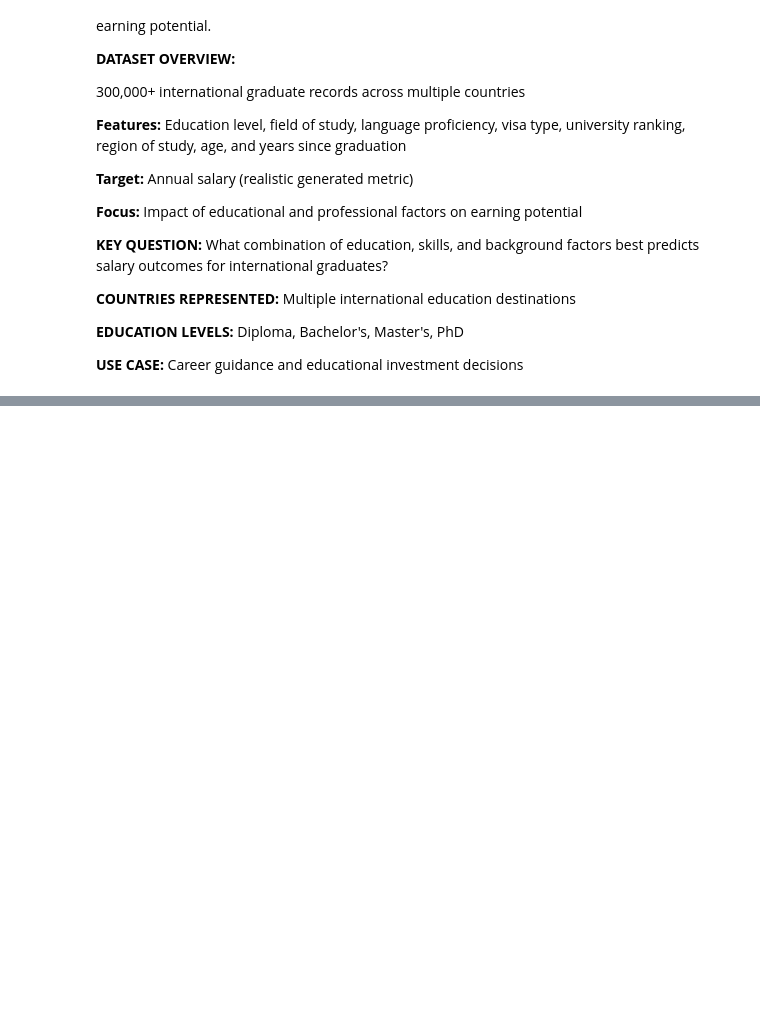
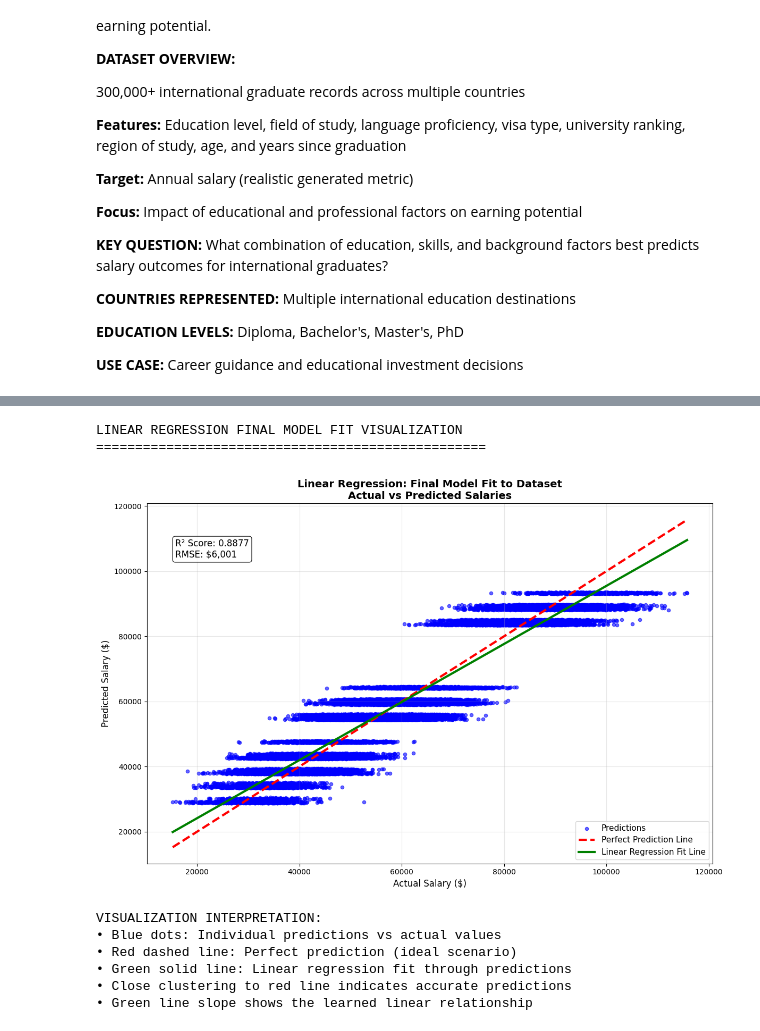
Before and after one commit to Chol1000/linear_regression_model, a Jupyter notebook: linear_regression/multivariate.ipynb, the cells around one changed output, grey strips where cells are left out. Saved outputs shown, nothing was run; the diff lists cells and outputs as text; code cells hidden in the pictures; blank space fills up the shorter version.

```diff
--- a/linear_regression/multivariate.ipynb
+++ b/linear_regression/multivariate.ipynb
@@ -1564,0 +646,51 @@ based on education, skills, and background factors!
+# %%
+# Step 10: Linear Regression Final Fit Visualization
+print("LINEAR REGRESSION FINAL MODEL FIT VISUALIZATION")
+print("=" * 50)
+
+plt.figure(figsize=(12, 8))
+
+# Create scatter plot of actual vs predicted
+plt.scatter(y_test, y_pred_linear_test, alpha=0.6, color='blue', label='Predictions', s=20)
+
+# Add perfect prediction line (y=x)
+min_val = min(y_test.min(), y_pred_linear_test.min())
+max_val = max(y_test.max(), y_pred_linear_test.max())
+plt.plot([min_val, max_val], [min_val, max_val], 'r--', linewidth=3, label='Perfect Prediction Line')
+
+# Add linear regression fit line through the predictions
+z = np.polyfit(y_test, y_pred_linear_test, 1)
+p = np.poly1d(z)
+plt.plot(np.sort(y_test), p(np.sort(y_test)), 'g-', linewidth=3, label='Linear Regression Fit Line')
+
+plt.xlabel('Actual Salary ($)', fontsize=12)
+plt.ylabel('Predicted Salary ($)', fontsize=12)
+plt.title('Linear Regression: Final Model Fit to Dataset\nActual vs Predicted Salaries',
+          fontsize=14, fontweight='bold')
+plt.legend(fontsize=11)
+plt.grid(alpha=0.3)
+
+# Add R² score annotation
+plt.annotate(f'R² Score: {linear_metrics["test_r2"]:.4f}\nRMSE: ${linear_metrics["test_rmse"]:,.0f}',
+             xy=(0.05, 0.85), xycoords='axes fraction', fontsize=12,
+             bbox=dict(boxstyle="round,pad=0.3", facecolor="white", alpha=0.8))
+
+plt.tight_layout()
+plt.show()
+
+print("VISUALIZATION INTERPRETATION:")
+print("• Blue dots: Individual predictions vs actual values")
+print("• Red dashed line: Perfect prediction (ideal scenario)")
+print("• Green solid line: Linear regression fit through predictions")
+print("• Close clustering to red line indicates accurate predictions")
+print("• Green line slope shows the learned linear relationship")
+# %% [output]
+LINEAR REGRESSION FINAL MODEL FIT VISUALIZATION
+==================================================
+[figure, added]
+VISUALIZATION INTERPRETATION:
+• Blue dots: Individual predictions vs actual values
+• Red dashed line: Perfect prediction (ideal scenario)
+• Green solid line: Linear regression fit through predictions
+• Close clustering to red line indicates accurate predictions
+• Green line slope shows the learned linear relationship
```
Also changed, not shown: parts of 48 cells of this notebook.
